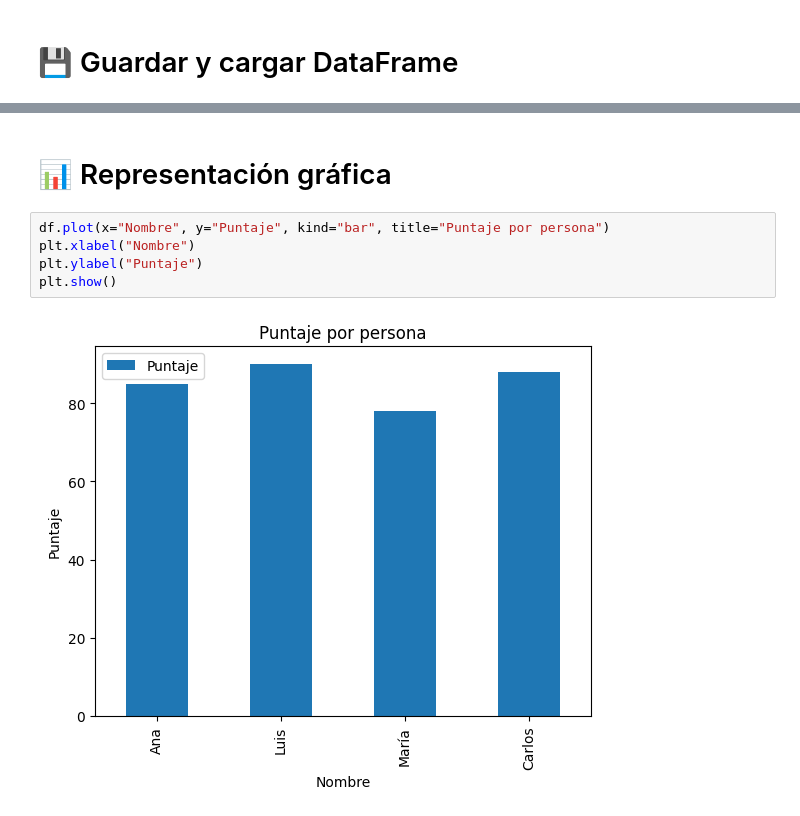
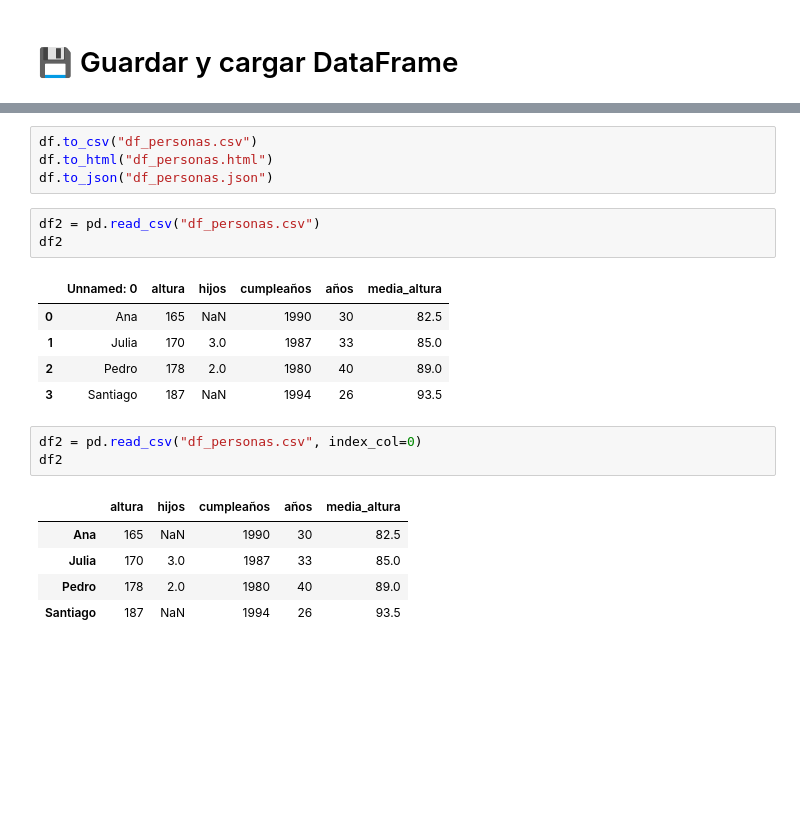
Before and after one commit to julmoram/Megapandas, a Jupyter notebook: Megapandas.ipynb, the cells around one changed output, grey strips where cells are left out. Drawn from its saved outputs; the diff is of its cells as text; blank space fills up the shorter version.

```diff
--- a/Megapandas.ipynb
+++ b/Megapandas.ipynb
@@ -215,9 +404,22 @@ DataFrame leído desde archivo:
-# %% [markdown]
-# 📊 Representación gráfica
-# %%
-df.plot(x="Nombre", y="Puntaje", kind="bar", title="Puntaje por persona")
-plt.xlabel("Nombre")
-plt.ylabel("Puntaje")
-plt.show()
-# %% [output]
-[figure, removed]
+# %%
+df.to_csv("df_personas.csv")
+df.to_html("df_personas.html")
+df.to_json("df_personas.json")
+# %%
+df2 = pd.read_csv("df_personas.csv")
+df2
+# %% [output]
+|  | Unnamed: 0 | altura | hijos | cumpleaños | años | media_altura |
+| 0 | Ana | 165 | NaN | 1990 | 30 | 82.5 |
+| 1 | Julia | 170 | 3.0 | 1987 | 33 | 85.0 |
+| 2 | Pedro | 178 | 2.0 | 1980 | 40 | 89.0 |
+| 3 | Santiago | 187 | NaN | 1994 | 26 | 93.5 |
+# %%
+df2 = pd.read_csv("df_personas.csv", index_col=0)
+df2
+# %% [output]
+|  | altura | hijos | cumpleaños | años | media_altura |
+| Ana | 165 | NaN | 1990 | 30 | 82.5 |
+| Julia | 170 | 3.0 | 1987 | 33 | 85.0 |
+| Pedro | 178 | 2.0 | 1980 | 40 | 89.0 |
+| Santiago | 187 | NaN | 1994 | 26 | 93.5 |
```
Also changed, not shown: parts of 71 cells of this notebook.
